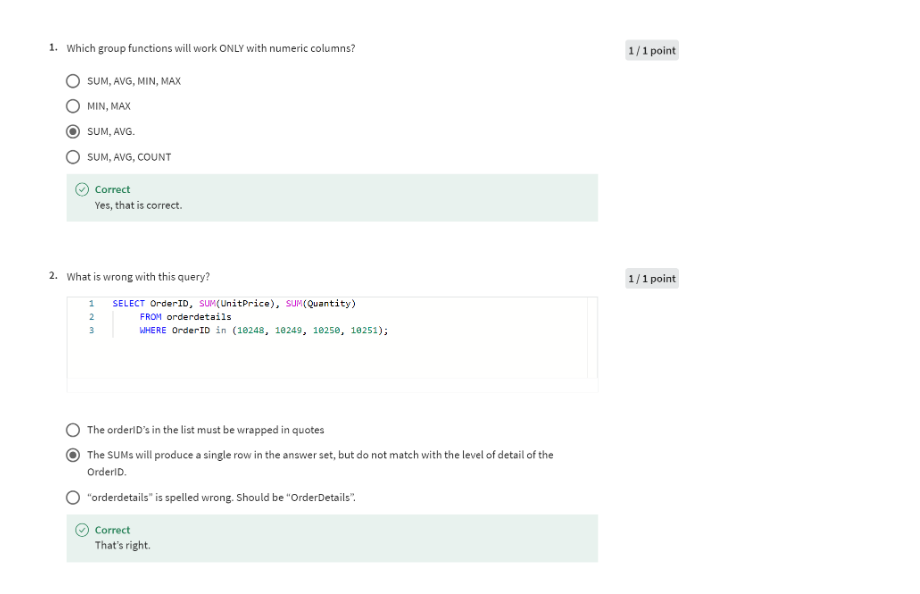
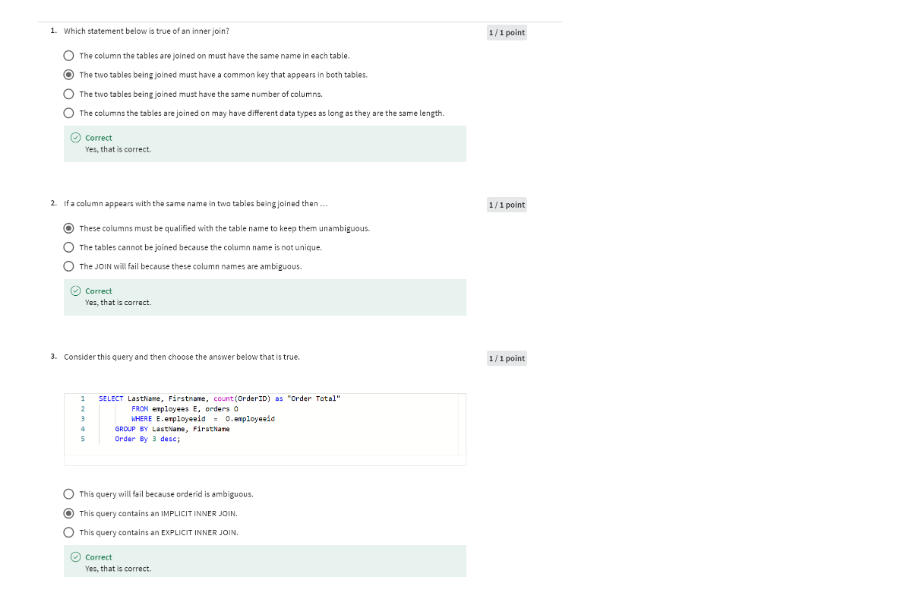
Before and after one commit to duba1910/msds, a Jupyter notebook: Databases/5734 SQL/m_4/quiz_understanding_joins.ipynb, the cells around one changed output. Cells and saved outputs as stored; diff of their text form; code cells hidden in the pictures.

```diff
--- a/Databases/5734 SQL/m_4/quiz_understanding_joins.ipynb
+++ b/Databases/5734 SQL/m_4/quiz_understanding_joins.ipynb
@@ -1,5 +1,5 @@
 # %%
 from IPython.display import Image
-Image(filename="images/g_s_1.png")
+Image(filename="images/u_j_1.png")
 # %% [output]
-[figure, old version]
+[figure, new version]
```
Also changed, not shown: parts of 5 cells of this notebook, 7 other files.
